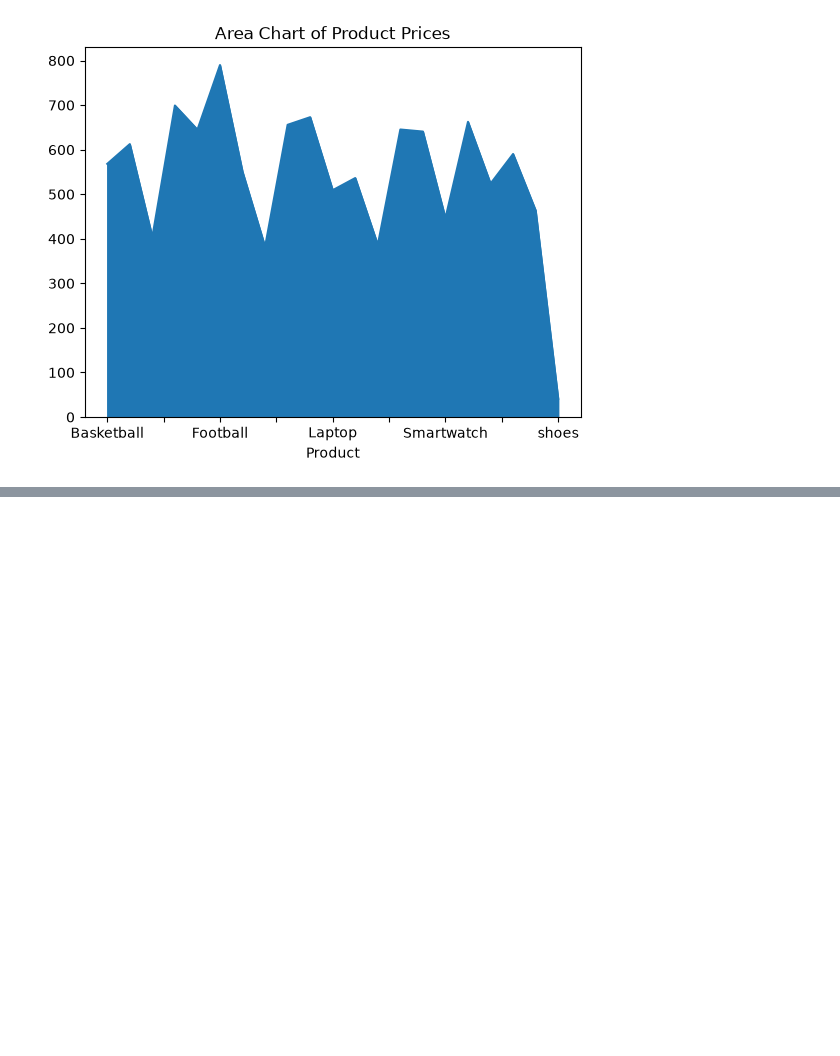
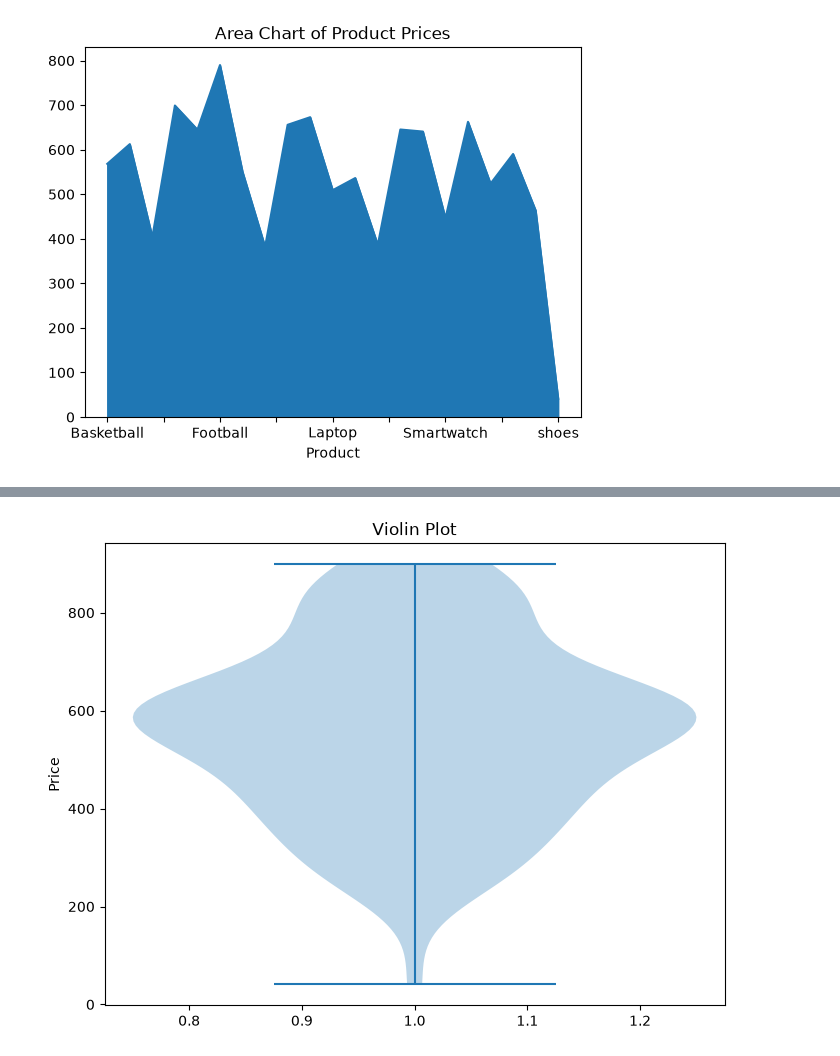
Before and after one commit to MalikShakir786/pandas_lib, a Jupyter notebook: lib/visual.ipynb, the cells around one changed output, grey strips where cells are left out. Cells and saved outputs as stored; diff of their text form; code cells hidden in the pictures; blank space fills up the shorter version.

```diff
--- a/lib/visual.ipynb
+++ b/lib/visual.ipynb
@@ -154,0 +177,10 @@ plt.show()
+# %%
+plt.figure(figsize=(8,6))
+plt.violinplot(df['Price'])
+
+plt.ylabel('Price')
+plt.title('Violin Plot')
+
+plt.show()
+# %% [output]
+[figure, added]
```
Also changed, not shown: parts of 9 cells of this notebook, 3 other files.
